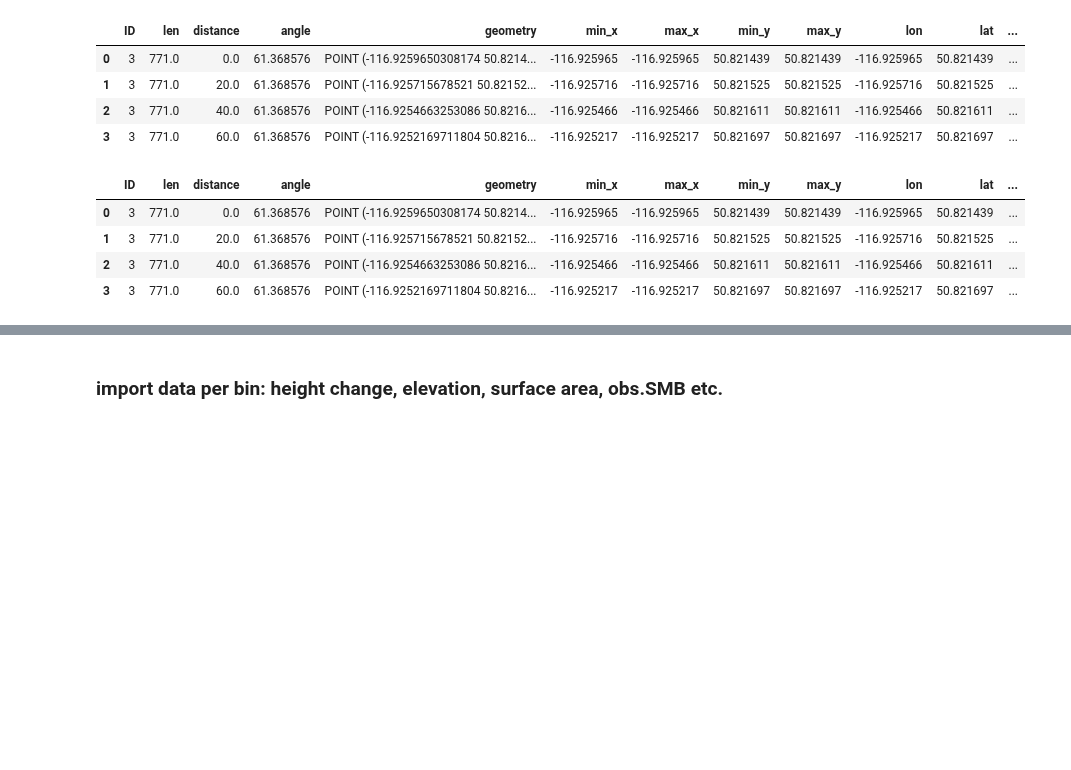
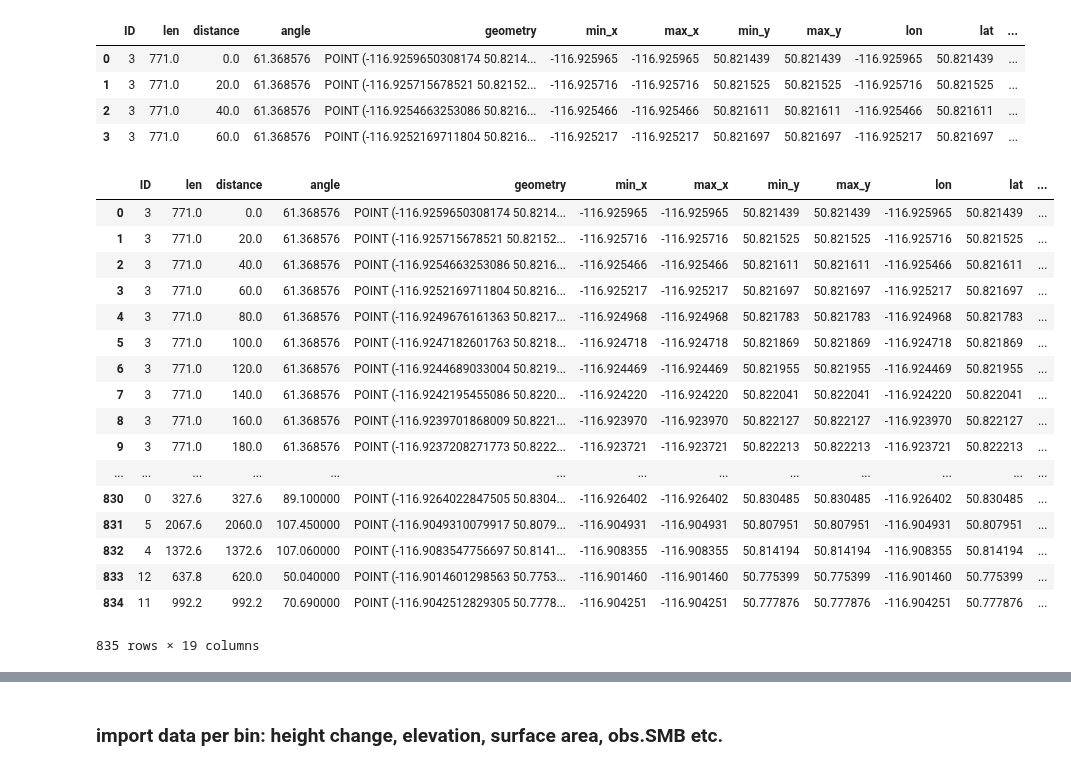
Before and after one commit to bpelto/ice_dynamics, a Jupyter notebook: flux_gate_velocity-Conrad__wip.ipynb, the cells around one changed output, grey strips where cells are left out. Drawn from its saved outputs; the diff is of its cells as text; code cells hidden in the pictures; blank space fills up the shorter version.

```diff
--- a/flux_gate_velocity-Conrad__wip.ipynb
+++ b/flux_gate_velocity-Conrad__wip.ipynb
@@ -265,13 +314,26 @@ df[0:4]
 for vn in vns:
     df[vn] = M[vn][0].interp(x=('z', df.x), y=('z', df.y))
 # %%
-df[0:4]
+df#[0:4]
 # %% [output]
 |  | ID | len | distance | angle | geometry | min_x | max_x | min_y | max_y | lon | lat | ... |
 | 0 | 3 | 771.0 | 0.0 | 61.368576 | POINT (-116.9259650308174 50.8214... | -116.925965 | -116.925965 | 50.821439 | 50.821439 | -116.925965 | 50.821439 | ... |
 | 1 | 3 | 771.0 | 20.0 | 61.368576 | POINT (-116.925715678521 50.82152... | -116.925716 | -116.925716 | 50.821525 | 50.821525 | -116.925716 | 50.821525 | ... |
 | 2 | 3 | 771.0 | 40.0 | 61.368576 | POINT (-116.9254663253086 50.8216... | -116.925466 | -116.925466 | 50.821611 | 50.821611 | -116.925466 | 50.821611 | ... |
 | 3 | 3 | 771.0 | 60.0 | 61.368576 | POINT (-116.9252169711804 50.8216... | -116.925217 | -116.925217 | 50.821697 | 50.821697 | -116.925217 | 50.821697 | ... |
+| 4 | 3 | 771.0 | 80.0 | 61.368576 | POINT (-116.9249676161363 50.8217... | -116.924968 | -116.924968 | 50.821783 | 50.821783 | -116.924968 | 50.821783 | ... |
+| 5 | 3 | 771.0 | 100.0 | 61.368576 | POINT (-116.9247182601763 50.8218... | -116.924718 | -116.924718 | 50.821869 | 50.821869 | -116.924718 | 50.821869 | ... |
+| 6 | 3 | 771.0 | 120.0 | 61.368576 | POINT (-116.9244689033004 50.8219... | -116.924469 | -116.924469 | 50.821955 | 50.821955 | -116.924469 | 50.821955 | ... |
+| 7 | 3 | 771.0 | 140.0 | 61.368576 | POINT (-116.9242195455086 50.8220... | -116.924220 | -116.924220 | 50.822041 | 50.822041 | -116.924220 | 50.822041 | ... |
+| 8 | 3 | 771.0 | 160.0 | 61.368576 | POINT (-116.9239701868009 50.8221... | -116.923970 | -116.923970 | 50.822127 | 50.822127 | -116.923970 | 50.822127 | ... |
+| 9 | 3 | 771.0 | 180.0 | 61.368576 | POINT (-116.9237208271773 50.8222... | -116.923721 | -116.923721 | 50.822213 | 50.822213 | -116.923721 | 50.822213 | ... |
+| ... | ... | ... | ... | ... | ... | ... | ... | ... | ... | ... | ... | ... |
+| 830 | 0 | 327.6 | 327.6 | 89.100000 | POINT (-116.9264022847505 50.8304... | -116.926402 | -116.926402 | 50.830485 | 50.830485 | -116.926402 | 50.830485 | ... |
+| 831 | 5 | 2067.6 | 2060.0 | 107.450000 | POINT (-116.9049310079917 50.8079... | -116.904931 | -116.904931 | 50.807951 | 50.807951 | -116.904931 | 50.807951 | ... |
+| 832 | 4 | 1372.6 | 1372.6 | 107.060000 | POINT (-116.9083547756697 50.8141... | -116.908355 | -116.908355 | 50.814194 | 50.814194 | -116.908355 | 50.814194 | ... |
+| 833 | 12 | 637.8 | 620.0 | 50.040000 | POINT (-116.9014601298563 50.7753... | -116.901460 | -116.901460 | 50.775399 | 50.775399 | -116.901460 | 50.775399 | ... |
+| 834 | 11 | 992.2 | 992.2 | 70.690000 | POINT (-116.9042512829305 50.7778... | -116.904251 | -116.904251 | 50.777876 | 50.777876 | -116.904251 | 50.777876 | ... |
+835 rows × 19 columns
 # %%
 df_agg = df[['ID', 'len', 'distance', 'angle', 'geometry', 'lon', 'lat']].copy()
 ii, jj = grid.transform(df['lon'], df['lat'], crs=salem.wgs84, nearest=True)
```
Also changed, not shown: parts of 28 cells of this notebook.
